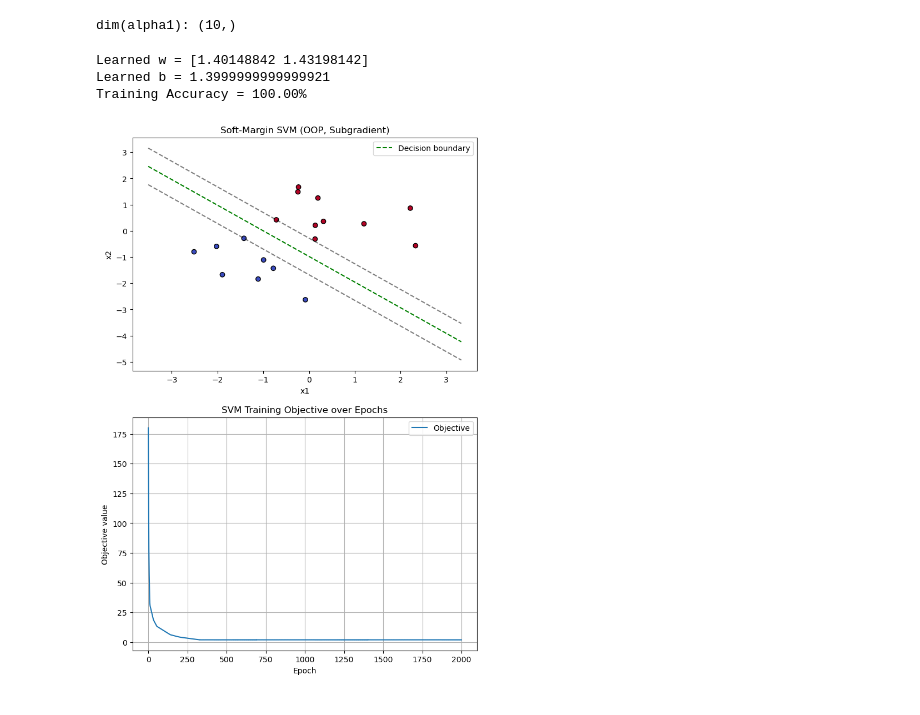
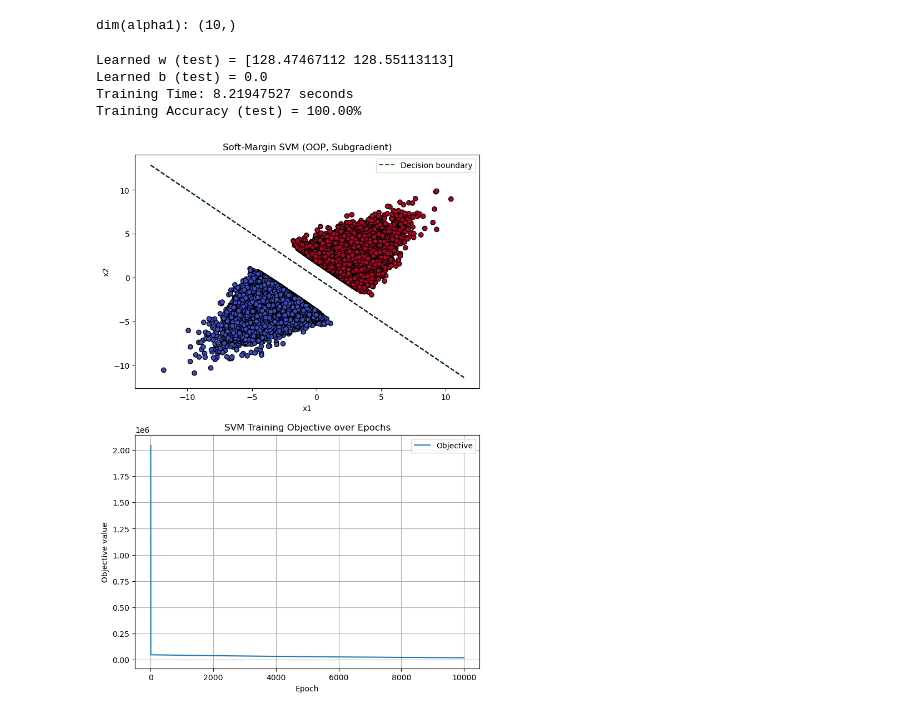
Before and after one commit to TrymSaether/svm-classifier, a Jupyter notebook: numerical_method/svm.ipynb, the cells around one changed output. Drawn from its saved outputs; the diff is of its cells as text; code cells hidden in the pictures.

```diff
--- a/numerical_method/svm.ipynb
+++ b/numerical_method/svm.ipynb
@@ -122,5 +179,5 @@ class SVM:
 # %%
-
+import time
 class SVM:
     def __init__(self, C=1.0, max_epochs=1000, lr=0.001):
         """
@@ -207,46 +264,55 @@ class SVM:
         ax[0].set_title("Soft-Margin SVM (OOP, Subgradient)")
         ax[0].set_xlabel("x1")
         ax[0].set_ylabel("x2")
         ax[0].legend()
         ax[0].grid()
 
         # Plot objective history
         ax[1].plot(self.history_, label="Objective")
         ax[1].set_xlabel("Epoch")
         ax[1].set_ylabel("Objective value")
         ax[1].set_title("SVM Training Objective over Epochs")
         ax[1].legend()
         ax[1].grid()
         plt.show()
 
+    def test_time(self):
+        start = time.time()
+        self.predict(X)
+        end = time.time()
+        print(f"Prediction Time: {end - start:.8f} seconds")
+
+nA = nB = 100000
 w_gt = np.array([1., 1.])
 b_gt = 1.
-nA, nB = 10, 8
-margin_gt = 0.5
+margin_gt= 2.
 
 listA, listB = TestLinear(w_gt, b_gt, nA, nB, margin_gt, seed=42)
 
 A = np.array(listA).T  # shape (2, nA)
 B = np.array(listB).T  # shape (2, nB)
 
 X = np.concatenate([A, B], axis=1)  # shape (2, nA+nB)
 yA = np.ones(nA)
 yB = -np.ones(nB)
 y = np.concatenate([yA, yB], axis=0)  # shape (nA+nB,)
 
-svm = SVM(C=10.0, max_epochs=2000, lr=0.0005)
-svm.fit(X, y)
+# Test the SVM class
+svm_test = SVM(C=10.0, max_epochs=10000, lr=0.00005)
+t0 = time.time()
+svm_test.fit(X, y)
 
-print("Learned w =", svm.w_)
-print("Learned b =", svm.b_)
-
-preds = svm.predict(X)
-accuracy = np.mean(preds == y)
-print("Training Accuracy = {:.2f}%".format(100*accuracy))
-
-svm.plot(X, y)
+print("Learned w (test) =", svm_test.w_)
+print("Learned b (test) =", svm_test.b_)
+preds_test = svm_test.predict(X)
+t1 = time.time()
+print(f"Training Time: {t1 - t0:.8f} seconds")
+accuracy_test = np.mean(preds_test == y)
+print("Training Accuracy (test) = {:.2f}%".format(100*accuracy_test))
+svm_test.plot(X, y)
 # %% [output]
-Learned w = [1.40148842 1.43198142]
-Learned b = 1.3999999999999921
-Training Accuracy = 100.00%
+Learned w (test) = [128.47467112 128.55113113]
+Learned b (test) = 0.0
+Training Time: 8.21947527 seconds
+Training Accuracy (test) = 100.00%
-[figure, old version]
+[figure, new version]
```
Also changed, not shown: parts of 2 cells of this notebook.
